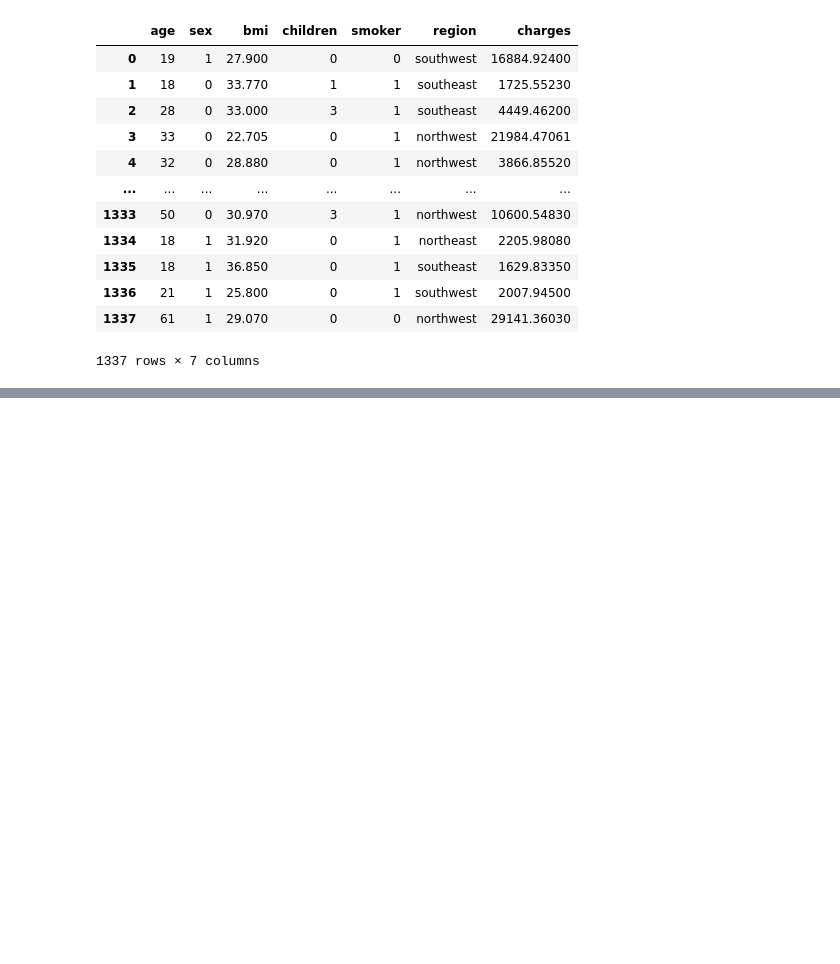
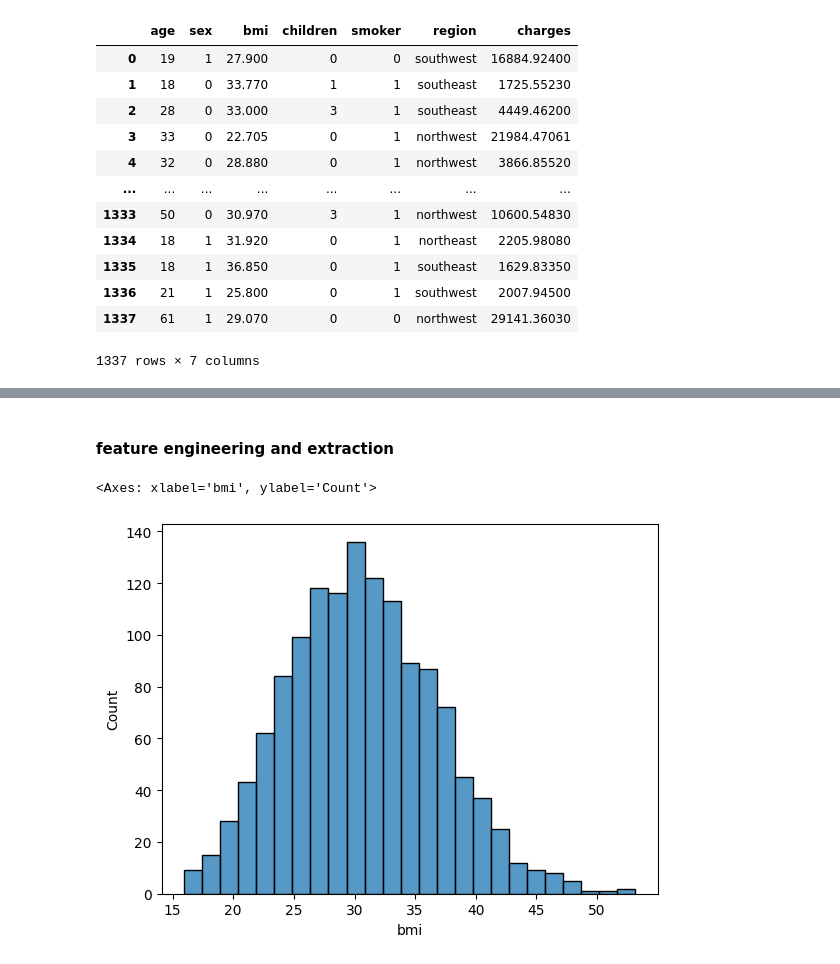
Before and after one commit to akkiyolo/ml_majors, a Jupyter notebook: EDA,data cleaning and preprocessing/model.ipynb, the cells around one changed output, grey strips where cells are left out. Cells and saved outputs as stored; diff of their text form; code cells hidden in the pictures; blank space fills up the shorter version.

Commit message:
featured engineered bmi

```diff
--- a/EDA,data cleaning and preprocessing/model.ipynb
+++ b/EDA,data cleaning and preprocessing/model.ipynb
@@ -243,0 +296,7 @@ df_cleaned
+# %% [markdown]
+#### feature engineering and extraction
+# %%
+sns.histplot(df['bmi'])
+# %% [output]
+<Axes: xlabel='bmi', ylabel='Count'>
+[figure, added]
```
Also changed, not shown: parts of 12 cells of this notebook.
